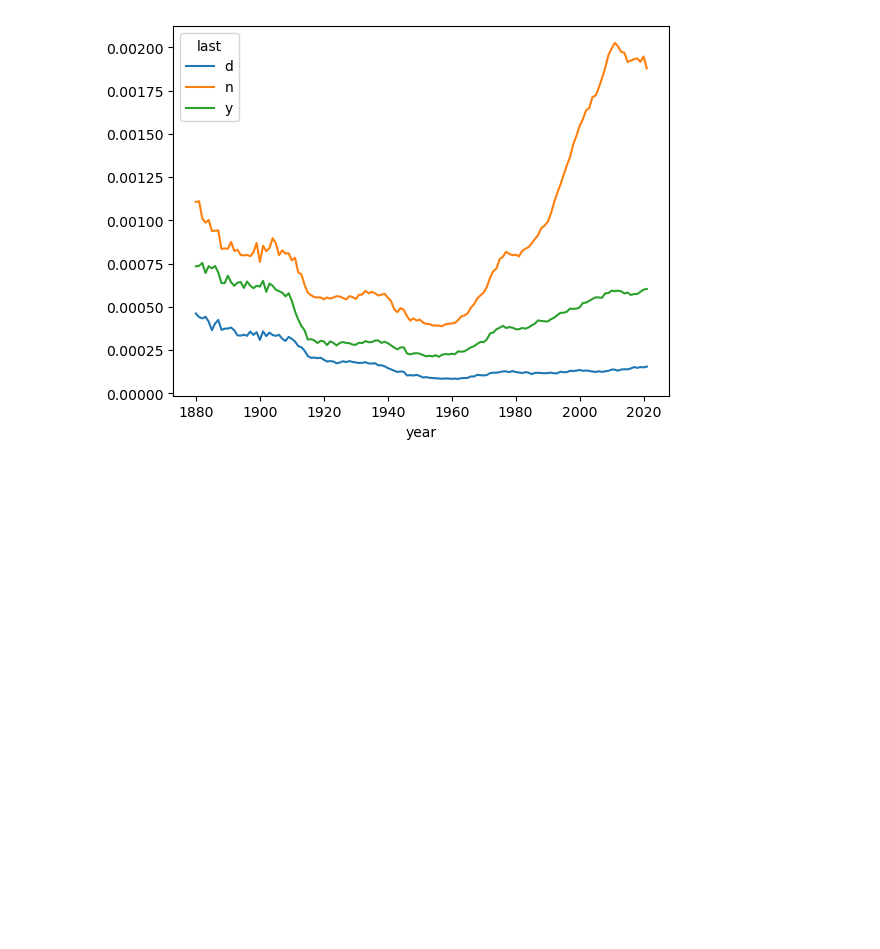
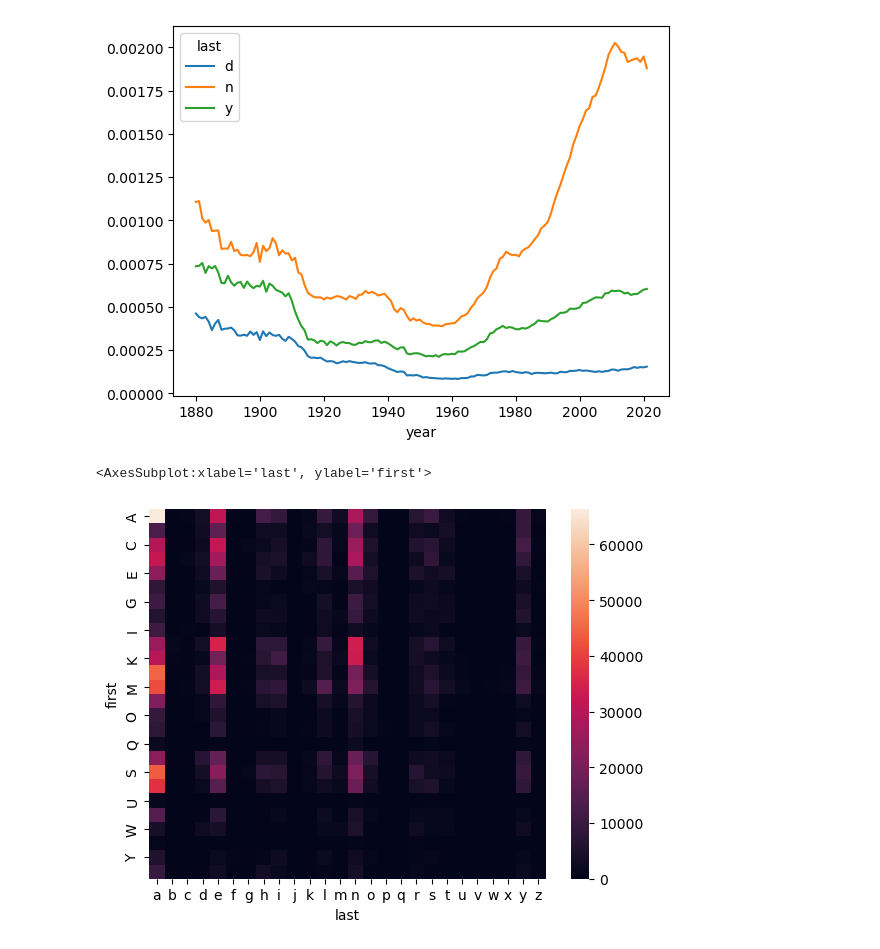
Before and after one commit to RocketDav1d/DataScience, a Jupyter notebook: Baby Names/notebooks/last_letters.ipynb, the cells around one changed output. Drawn from its saved outputs; the diff is of its cells as text; code cells hidden in the pictures; blank space fills up the shorter version.

Commit message:
uopdate last letters

```diff
--- a/Baby Names/notebooks/last_letters.ipynb
+++ b/Baby Names/notebooks/last_letters.ipynb
@@ -71,3 +71,11 @@ c_normal[["d", "n", "y"]].plot()
 # %% [output]
 <AxesSubplot:xlabel='year'>
 [figure]
+# %%
+df["first"] = df["name"].str[0]
+firstlast = df.groupby(["first", "last"])["name"].count().unstack().fillna(0).astype(int)
+
+sns.heatmap(firstlast)
+# %% [output]
+<AxesSubplot:xlabel='last', ylabel='first'>
+[figure, added]
```
